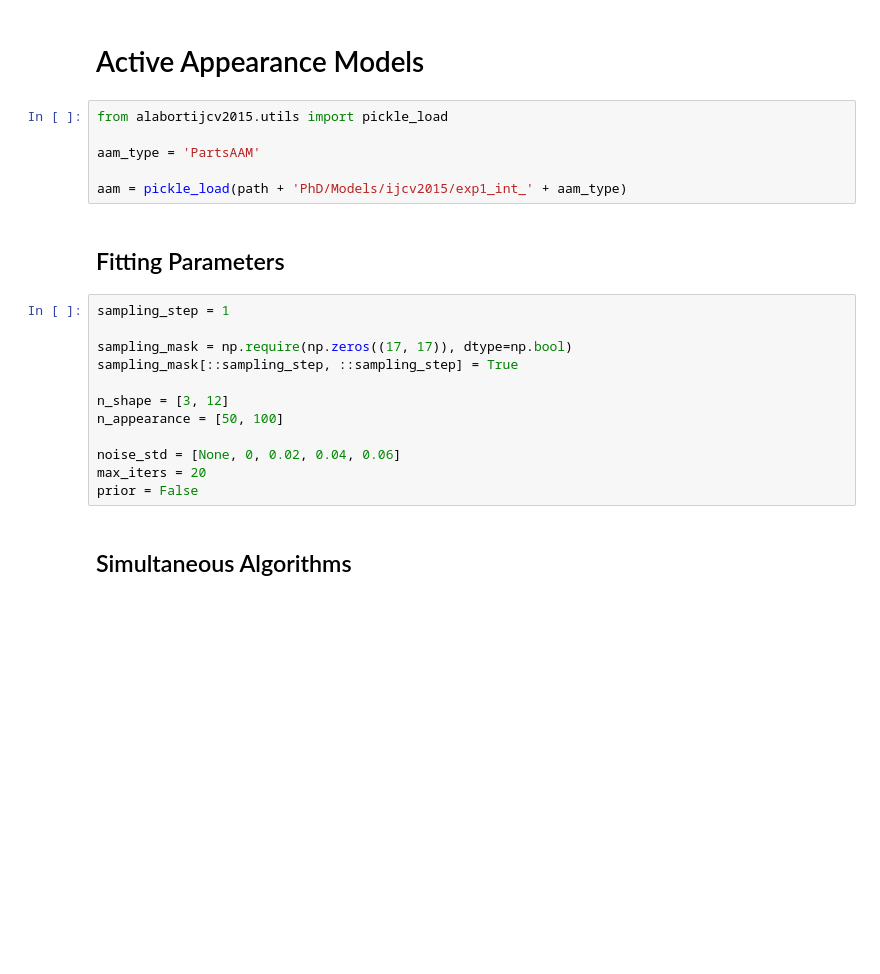
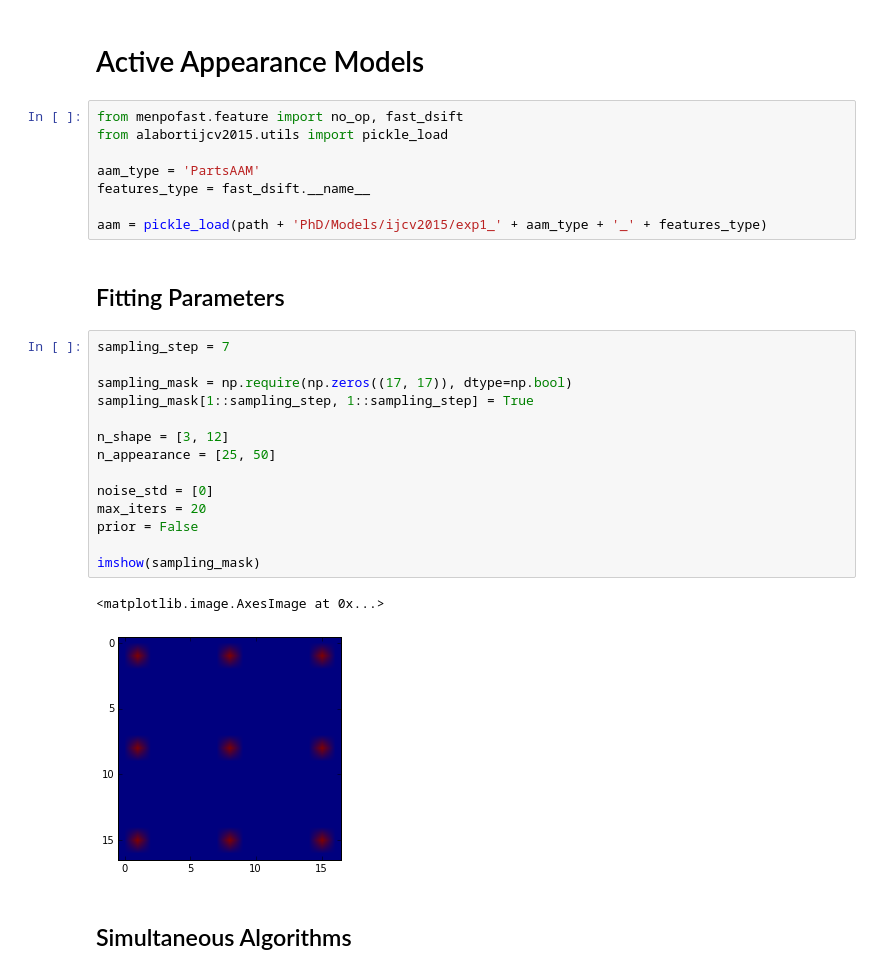
Before and after one commit to patricksnape/alabortijcv2015, a Jupyter notebook: notebooks/Exp3/Test-Models.ipynb, the cells around one changed output. Drawn from its saved outputs; the diff is of its cells as text; blank space fills up the shorter version.

```diff
--- a/notebooks/Exp3/Test-Models.ipynb
+++ b/notebooks/Exp3/Test-Models.ipynb
@@ -41,25 +41,32 @@ visualize_images(test_images)
 # %% [markdown]
 # Active Appearance Models
 # %%
+from menpofast.feature import no_op, fast_dsift
 from alabortijcv2015.utils import pickle_load
 
 aam_type = 'PartsAAM'
+features_type = fast_dsift.__name__
 
-aam = pickle_load(path + 'PhD/Models/ijcv2015/exp1_int_' + aam_type)
+aam = pickle_load(path + 'PhD/Models/ijcv2015/exp1_' + aam_type + '_' + features_type)
 # %% [markdown]
 ## Fitting Parameters
 # %%
-sampling_step = 1
+sampling_step = 7
 
 sampling_mask = np.require(np.zeros((17, 17)), dtype=np.bool)
-sampling_mask[::sampling_step, ::sampling_step] = True
+sampling_mask[1::sampling_step, 1::sampling_step] = True
 
 n_shape = [3, 12]
-n_appearance = [50, 100]
+n_appearance = [25, 50]
 
-noise_std = [None, 0, 0.02, 0.04, 0.06]
+noise_std = [0]
 max_iters = 20
 prior = False
+
+imshow(sampling_mask)
+# %% [output]
+<matplotlib.image.AxesImage at 0x...>
+[figure, added]
 # %% [markdown]
 ## Simultaneous Algorithms
 # %% [markdown]
```
Also changed, not shown: parts of 17 cells of this notebook, 7 other files.
